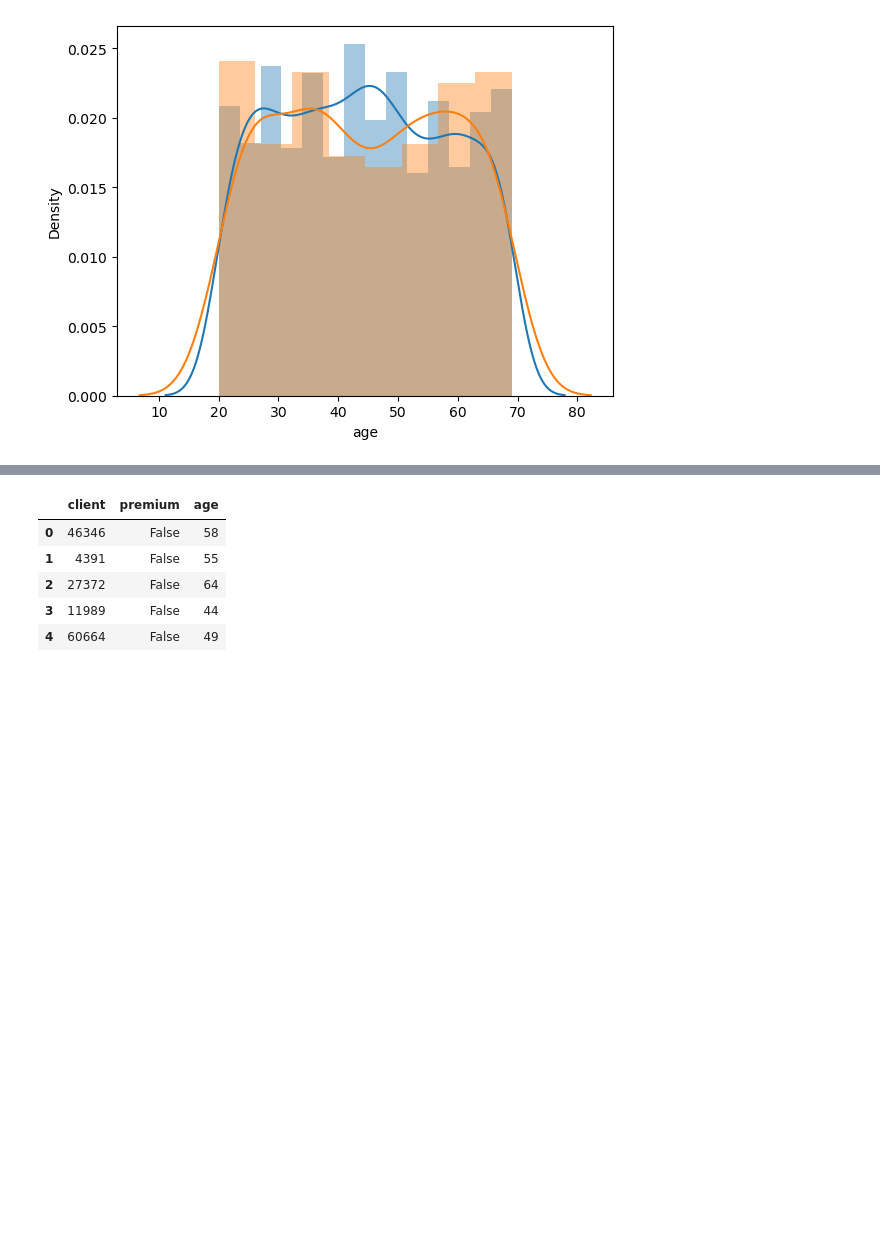
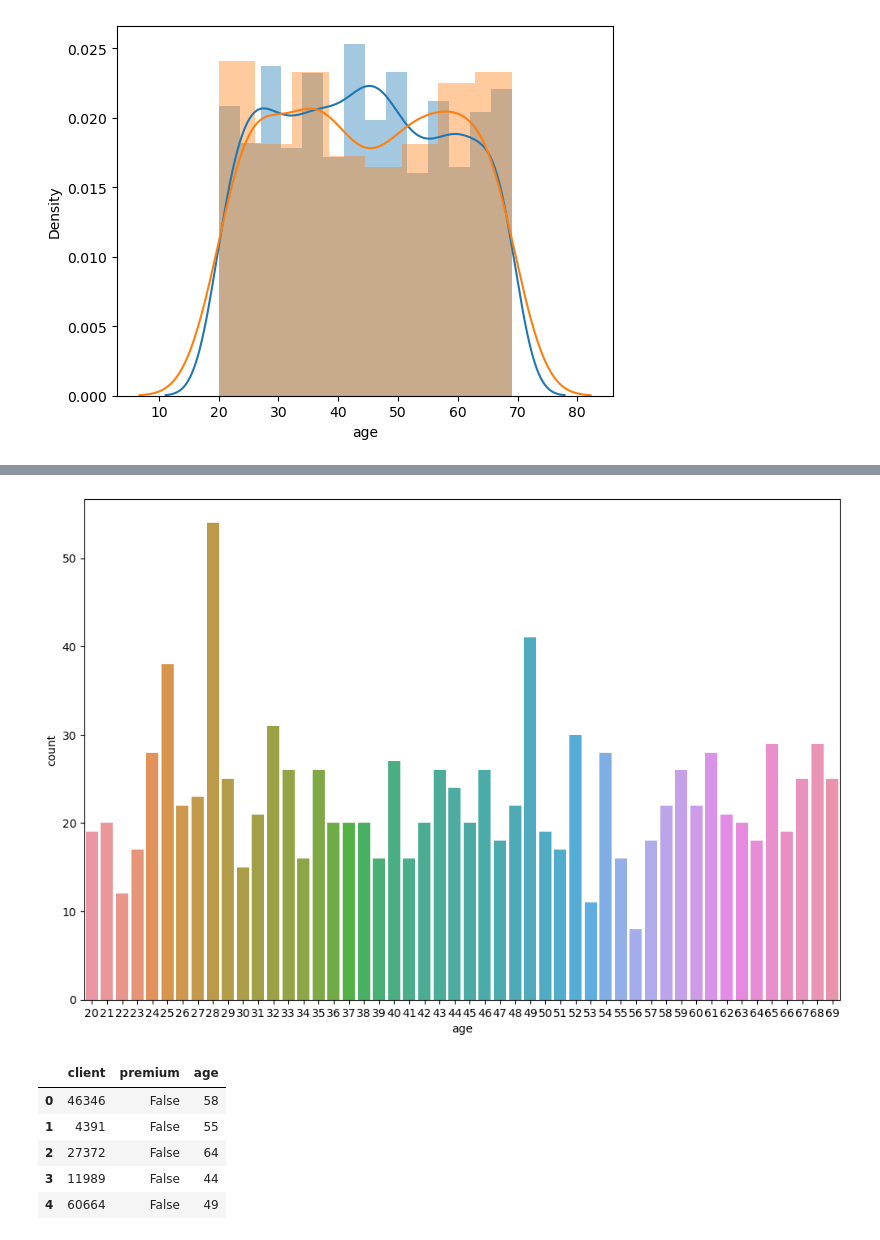
Before and after one commit to gbrs/Demo_Data_Analyst_KC, a Jupyter notebook: lesson_3_miniproject.ipynb, the cells around one changed output, grey strips where cells are left out. Cells and saved outputs as stored; diff of their text form; code cells hidden in the pictures; blank space fills up the shorter version.

```diff
--- a/lesson_3_miniproject.ipynb
+++ b/lesson_3_miniproject.ipynb
@@ -102,3 +119,8 @@ https://gist.github.com/mwaskom/de44147ed2974457ad6372750bbe5751
+# %%
+plt.figure(figsize=(12, 8))
+sns.countplot(x=df[df.platform=='computer'].age);
+# %% [output]
+[figure, added]
 # %%
 user_data.head()
 # %% [output]
```
Also changed, not shown: parts of 3 cells of this notebook.
